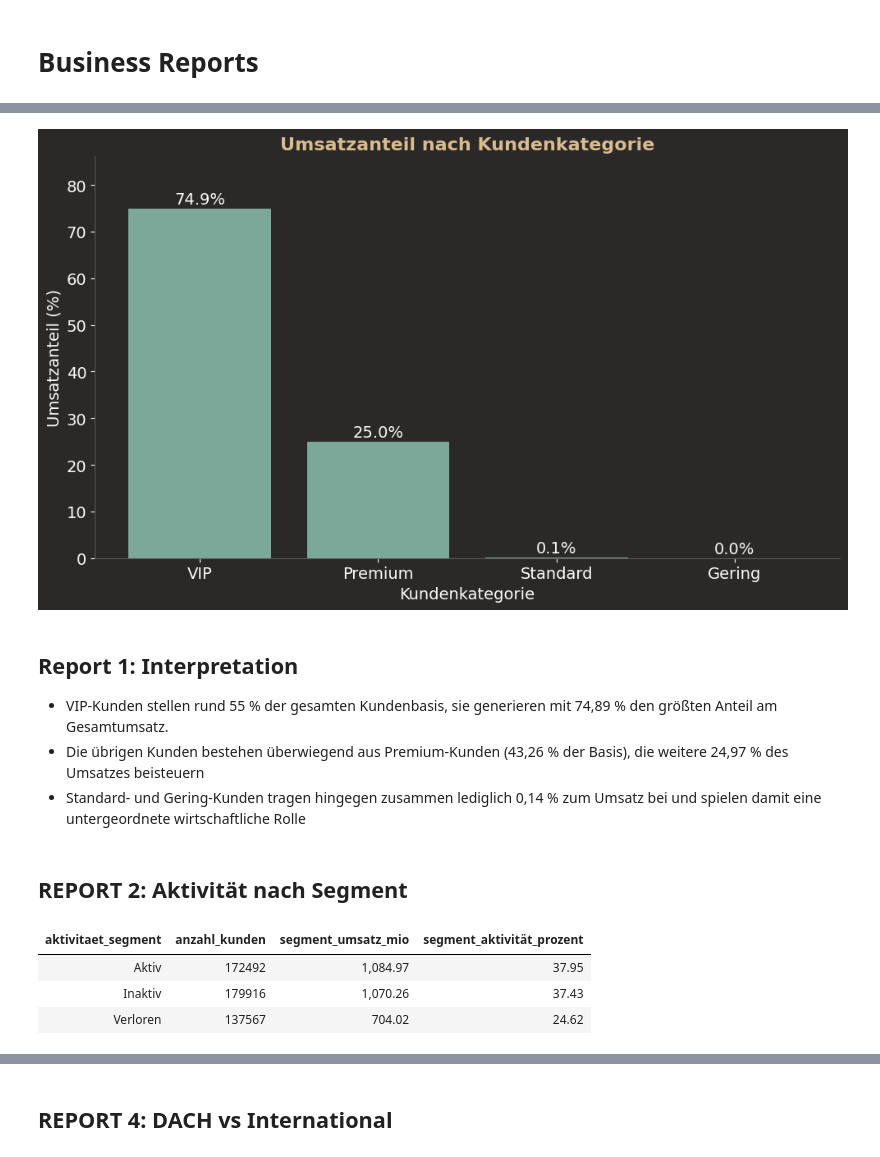
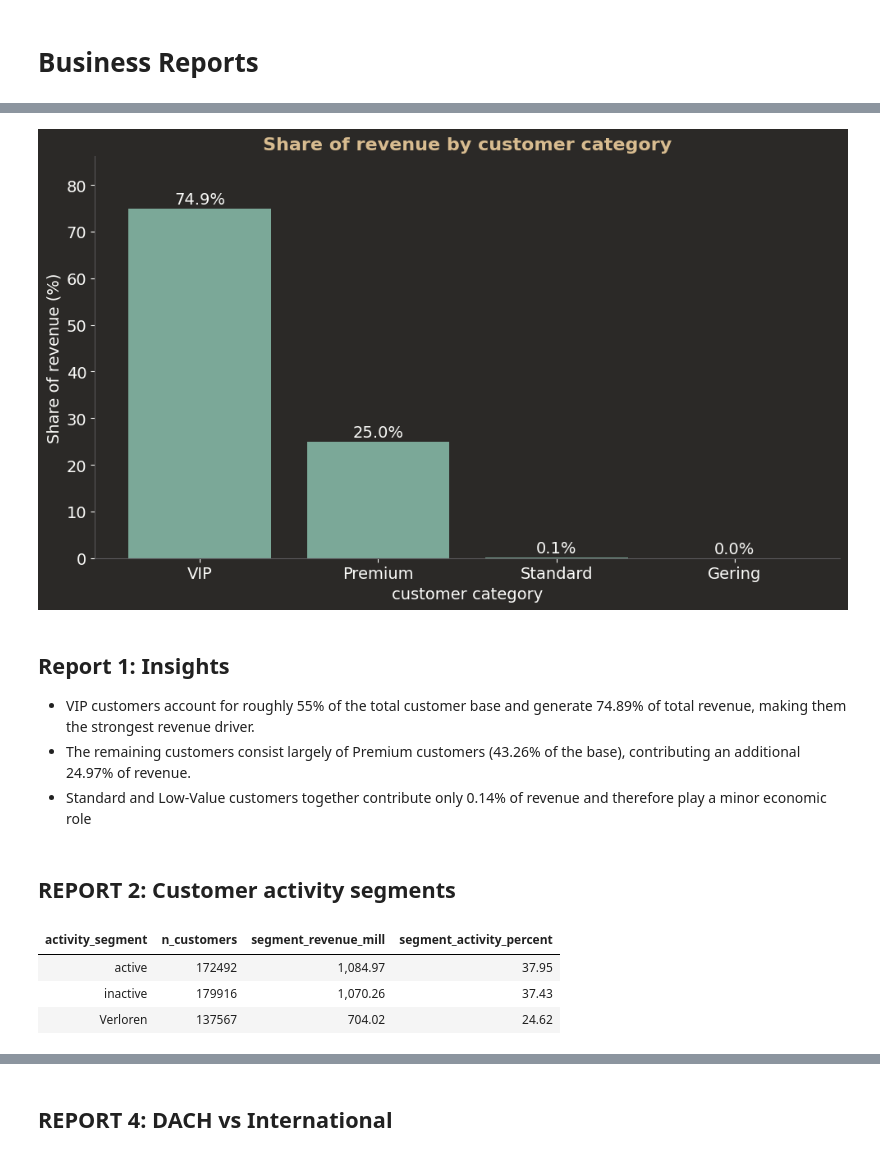
Before and after one commit to dfeyerabend/bigdata_analyses_project, a Jupyter notebook: scripts/pyspark_join_project.ipynb, the cells around one changed output, grey strips where cells are left out. Saved outputs shown, nothing was run; the diff lists cells and outputs as text; code cells hidden in the pictures.

Commit message:
changed report to english

```diff
--- a/scripts/pyspark_join_project.ipynb
+++ b/scripts/pyspark_join_project.ipynb
@@ -69,16 +69,16 @@ spark = SparkSession.builder \
     .getOrCreate()
 spark.sparkContext.setLogLevel("WARN")
 
-DATA_PATH = "../data/ecommerce_5m.csv"
+DATA_PATH = "../data/ecommerce_5m_v1.csv"
 
 df = spark.read.csv(DATA_PATH, header=True, inferSchema=True)
 
 print("=" * 60)
-print("   KUNDEN-ANALYSE DASHBOARD")
+print("   Customer analysis DASHBOARD")
 print("=" * 60)
 
-print(f"\nDaten geladen: {df.count():,} Bestellungen")
-print(f"Spalten: {df.columns}")
+print(f"\nData loaded: {df.count():,} rows (orders)")
+print(f"Columns: {df.columns}")
 # %% [output]
 ✓ Arrakis Night 'Rivers in the Desert' theme applied
   → Title: Peach | Labels: Gold | Ticks: Gray | Data: Water blues/greens
@@ -142,15 +142,15 @@ only showing top 10 rows
 # ============================================================
 
 print("\n" + "=" * 60)
-print("TABELLE 2: Kunden-Aktivität")
+print("Table 2: Customer Activity")
 print("=" * 60)
 
 kunden_aktivitaet = df.groupBy("customer_id").agg(
-    spark_max("date").alias("letzte_bestellung"),
-    spark_min("date").alias("erste_bestellung")
+    spark_max("date").alias("last_order"),
+    spark_min("date").alias("first_order")
 )
 
-print("\nBeispiel Aktivität:")
+print("\nExample activity:")
 kunden_aktivitaet.show(10)
 # %% [output]
 ============================================================
@@ -184,7 +184,7 @@ only showing top 10 rows
 # ============================================================
 
 print("\n" + "=" * 60)
-print("TABELLE 3: Kunden-Demografie")
+print("Table 3: Costumer Demography")
 print("=" * 60)
 
 # Wir nehmen die haeufigsten Werte pro Kunde
@@ -198,7 +198,7 @@ kunden_demografie = df.groupBy("customer_id").agg(
 
 # DACH-Kunde ja/nein
 kunden_demografie = kunden_demografie.withColumn(
-    "ist_dach_kunde",
+    "is_dach_customer",
     when(
         (col("bestellungen_de") > 0) |
         (col("bestellungen_at") > 0) |
@@ -266,12 +266,12 @@ print(f"Nach JOIN 2: {kunden_master.count():,} Kunden")
 # Letztes Datum fuer Inaktivitaet berechnen
 max_date = df.agg(spark_max("date")).collect()[0][0]
 # Berechne inaktivität vom max_date (heute)
-kunden_master = kunden_master.withColumn("tage_inaktiv", datediff(lit(max_date), col("letzte_bestellung")))
+kunden_master = kunden_master.withColumn("days_inactive", datediff(lit(max_date), col("last_order")))
 
-print("\nMaster-Tabelle Beispiel:")
+print("\nmaster table example:")
 kunden_master.show(5)
 
-print("\nSpalten in Master-Tabelle:")
+print("\nColumns in master-table:")
 for spalte in kunden_master.columns:
     print(f"  - {spalte}")
 # %% [output]
@@ -425,73 +425,73 @@ table_df
 # %%
 #| echo: false
 #| output: true
 
 # 2) Collect small result to Pandas for plotting
 pdf = report_umsatz.select(
-    "umsatz_segment", "segment_umsatz_prozent"
+    "revenue_segment", "segment_revenue_percent"
 ).toPandas()
 
 
 fig, ax = plt.subplots(figsize=(10, 6))
 
 # Barplot with automatically assigned colors
 ax.bar(
-    pdf["umsatz_segment"],
-    pdf["segment_umsatz_prozent"]
+    pdf["revenue_segment"],
+    pdf["segment_revenue_percent"]
 )
 
 # Labels & formatting
-ax.set_title("Umsatzanteil nach Kundenkategorie", fontsize=16)
-ax.set_xlabel("Kundenkategorie", fontsize=14)
-ax.set_ylabel("Umsatzanteil (%)", fontsize=14)
+ax.set_title("Share of revenue by customer category", fontsize=16)
+ax.set_xlabel("customer category", fontsize=14)
+ax.set_ylabel("Share of revenue (%)", fontsize=14)
 ax.tick_params(axis="both", labelsize=14)
 
-ax.set_ylim(0, pdf["segment_umsatz_prozent"].max() * 1.15)
+ax.set_ylim(0, pdf["segment_revenue_percent"].max() * 1.15)
 
 # Rotate x-labels for readability
 plt.xticks(rotation=0, fontsize=14)
 ax.grid(False)
 
 # Add % labels above bars
-for i, v in enumerate(pdf["segment_umsatz_prozent"]):
+for i, v in enumerate(pdf["segment_revenue_percent"]):
     ax.text(i, v + 1, f"{v:.1f}%", ha="center", fontsize=14)
 
 plt.tight_layout()
 plt.show()
 # %% [output]
-[figure, old version]
+[figure, new version]
 # %% [markdown]
-## Report 1: Interpretation
+## Report 1: Insights
 
-- VIP-Kunden stellen rund 55 % der gesamten Kundenbasis, sie generieren mit 74,89 % den größten Anteil am Gesamtumsatz.
-- Die übrigen Kunden bestehen überwiegend aus Premium-Kunden (43,26 % der Basis), die weitere 24,97 % des Umsatzes beisteuern
-- Standard- und Gering-Kunden tragen hingegen zusammen lediglich 0,14 % zum Umsatz bei und spielen damit eine untergeordnete wirtschaftliche Rolle
+- VIP customers account for roughly 55% of the total customer base and generate 74.89% of total revenue, making them the strongest revenue driver.
+- The remaining customers consist largely of Premium customers (43.26% of the base), contributing an additional 24.97% of revenue.
+- Standard and Low-Value customers together contribute only 0.14% of revenue and therefore play a minor economic role
 # %% [markdown]
-## REPORT 2: Aktivität nach Segment
+## REPORT 2: Customer activity segments
 # %%
 #| echo: true
 #| output: true
 
-report_aktivitaet = kunden_segmentiert.groupBy("aktivitaet_segment").agg(
-    count("*").alias("anzahl_kunden"),
-    spark_round(sum("gesamt_umsatz")/1000000, 2).alias("segment_umsatz_mio")
-).orderBy(desc("segment_umsatz_mio"))
+report_aktivitaet = kunden_segmentiert.groupBy("activity_segment").agg(
+    count("*").alias("n_customers"),
+    spark_round(sum("total_revenue")/1000000, 2).alias("segment_revenue_mill")
+).orderBy(desc("segment_revenue_mill"))
 
 # Percent of customers
 report_aktivitaet = report_aktivitaet.withColumn(
-    "segment_aktivität_prozent",
-    spark_round(col("segment_umsatz_mio") / sum("segment_umsatz_mio").over(window_all)*100, 2))
+    "segment_activity_percent",
+    spark_round(col("segment_revenue_mill") / sum("segment_revenue_mill").over(window_all)*100, 2))
 
 # Convert to table
 table_df = (
     report_aktivitaet.toPandas()
         .style.hide(axis="index")
         .format({
-            "segment_umsatz_mio": "{:,.2f}",
-            "segment_aktivität_prozent": "{:,.2f}",
+            "segment_revenue_mill": "{:,.2f}",
+            "segment_activity_percent": "{:,.2f}",
         })
         .set_properties(
-            subset=["anzahl_kunden", "segment_umsatz_mio", "segment_aktivität_prozent"],
+            subset=["n_customers", "segment_revenue_mill", "segment_activity_percent"],
             **{"text-align": "right"}
         )
         .set_table_styles([
@@ -504,9 +504,9 @@ table_df = (
 
 table_df
 # %% [output]
-| aktivitaet_segment | anzahl_kunden | segment_umsatz_mio | segment_aktivität_prozent |
-| Aktiv | 172492 | 1,084.97 | 37.95 |
-| Inaktiv | 179916 | 1,070.26 | 37.43 |
+| activity_segment | n_customers | segment_revenue_mill | segment_activity_percent |
+| active | 172492 | 1,084.97 | 37.95 |
+| inactive | 179916 | 1,070.26 | 37.43 |
 | Verloren | 137567 | 704.02 | 24.62 |
 # %%
 #| echo: true
```
Also changed, not shown: parts of 18 cells of this notebook, 3 other files.
